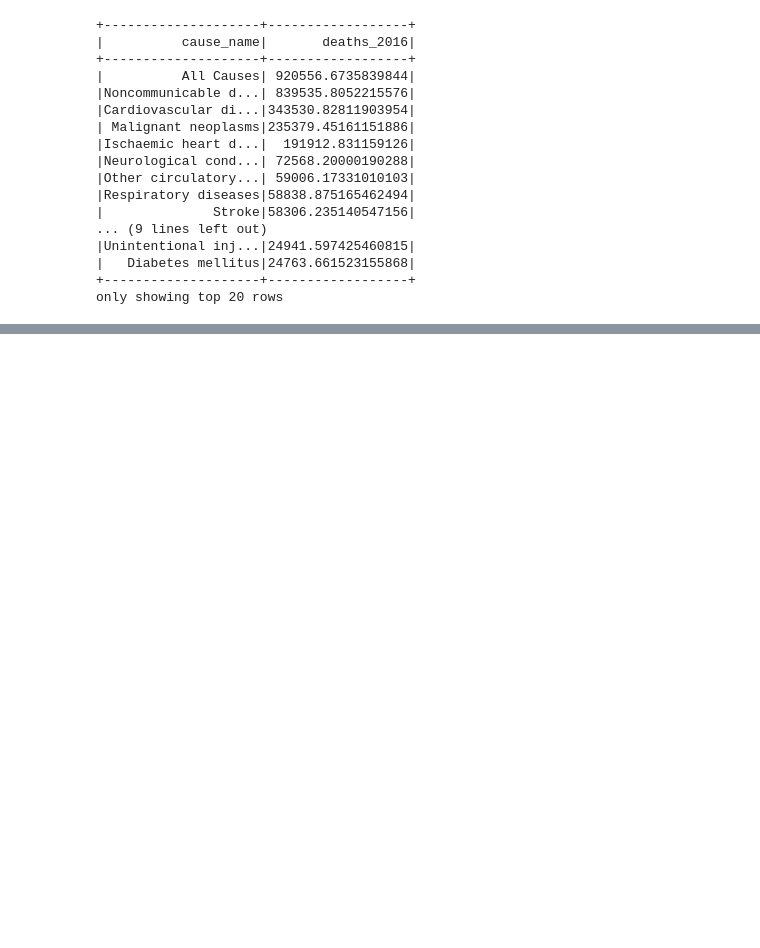
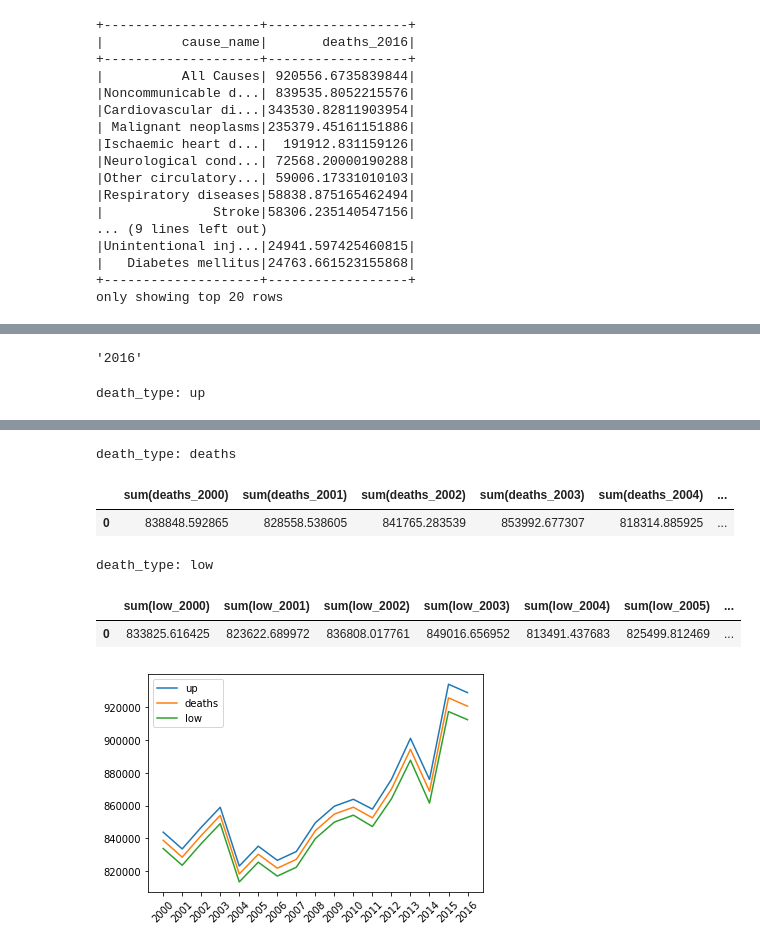
Before and after one commit to kevinsuedmersen/hadoop-sandbox, a Jupyter notebook: jupyter-spark/work/assignments/uebung_29_pyspark.ipynb, the cells around one changed output, grey strips where cells are left out. Cells and saved outputs as stored; diff of their text form; code cells hidden in the pictures; blank space fills up the shorter version.

Commit message:
created plot in teilaufgabe 3

```diff
--- a/jupyter-spark/work/assignments/uebung_29_pyspark.ipynb
+++ b/jupyter-spark/work/assignments/uebung_29_pyspark.ipynb
@@ -152,0 +138,50 @@ withColumnRenamed(existing, new) method of pyspark.sql.dataframe.DataFrame insta
+# %%
+# Function that extracts the year from the colum name
+def extract_year(col_name):
+    year = ''
+    for char in col_name:
+        if char.isdigit():
+            year += char
+    return year
+# %%
+extract_year('sum(up_2016)')
+# %% [output]
+'2016'
+# %%
+# Function that returns a dataframe with one row and one column per year
+def get_death_df(deaths, death_type):
+    # Validate parameters
+    if death_type not in ['up', 'low', 'deaths']:
+        raise ValueError('death_type must be one of "up", "low", or "death"')
+
+    # Filter for the relevant rows
+    deaths_de_0 = deaths.filter(deaths['country'] == 'DEU') \
+        .filter(deaths['cause_no'] == 0)
+
+    # Create a dataframe with one row where the first column is cause_no and all the other columns
+    # contain the death data for each year
+    cols = [col for col in deaths.columns if f'{death_type}_' in col]
+    deaths_de_0 = deaths_de_0.groupBy('cause_no').sum(*cols).drop('cause_no', *cols)
+    assert deaths_de_0.count() == 1
+    deaths_df = deaths_de_0.toPandas()
+    print('death_type:', death_type)
+    display(deaths_df.head())
+
+    # Rename all columns
+    for col in deaths_df.columns:
+        year = extract_year(col)
+        if year:
+            deaths_df = deaths_df.rename(columns={col: year})
+
+    return deaths_df
+# %%
+# Plot the upper estimated, actual and lower estimated deaths in one single plot
+fig, ax = plt.subplots()
+for death_type in ['up', 'deaths', 'low']:
+    death_df = get_death_df(deaths, death_type)
+    ax.plot(death_df.columns, death_df.values.ravel(), label=death_type)
+plt.xticks(rotation=45)
+plt.legend()
+plt.show()
+# %% [output]
+death_type: up
@@ -153,3 +190,10 @@ withColumnRenamed(existing, new) method of pyspark.sql.dataframe.DataFrame insta
+death_type: deaths
+|  | sum(deaths_2000) | sum(deaths_2001) | sum(deaths_2002) | sum(deaths_2003) | sum(deaths_2004) | ... |
+| 0 | 838848.592865 | 828558.538605 | 841765.283539 | 853992.677307 | 818314.885925 | ... |
+death_type: low
+|  | sum(low_2000) | sum(low_2001) | sum(low_2002) | sum(low_2003) | sum(low_2004) | sum(low_2005) | ... |
+| 0 | 833825.616425 | 823622.689972 | 836808.017761 | 849016.656952 | 813491.437683 | 825499.812469 | ... |
+[figure, added]
 # %%
 # NEVER FORGET to stop the session
 spark.stop()
```
Also changed, not shown: parts of 4 cells of this notebook.
